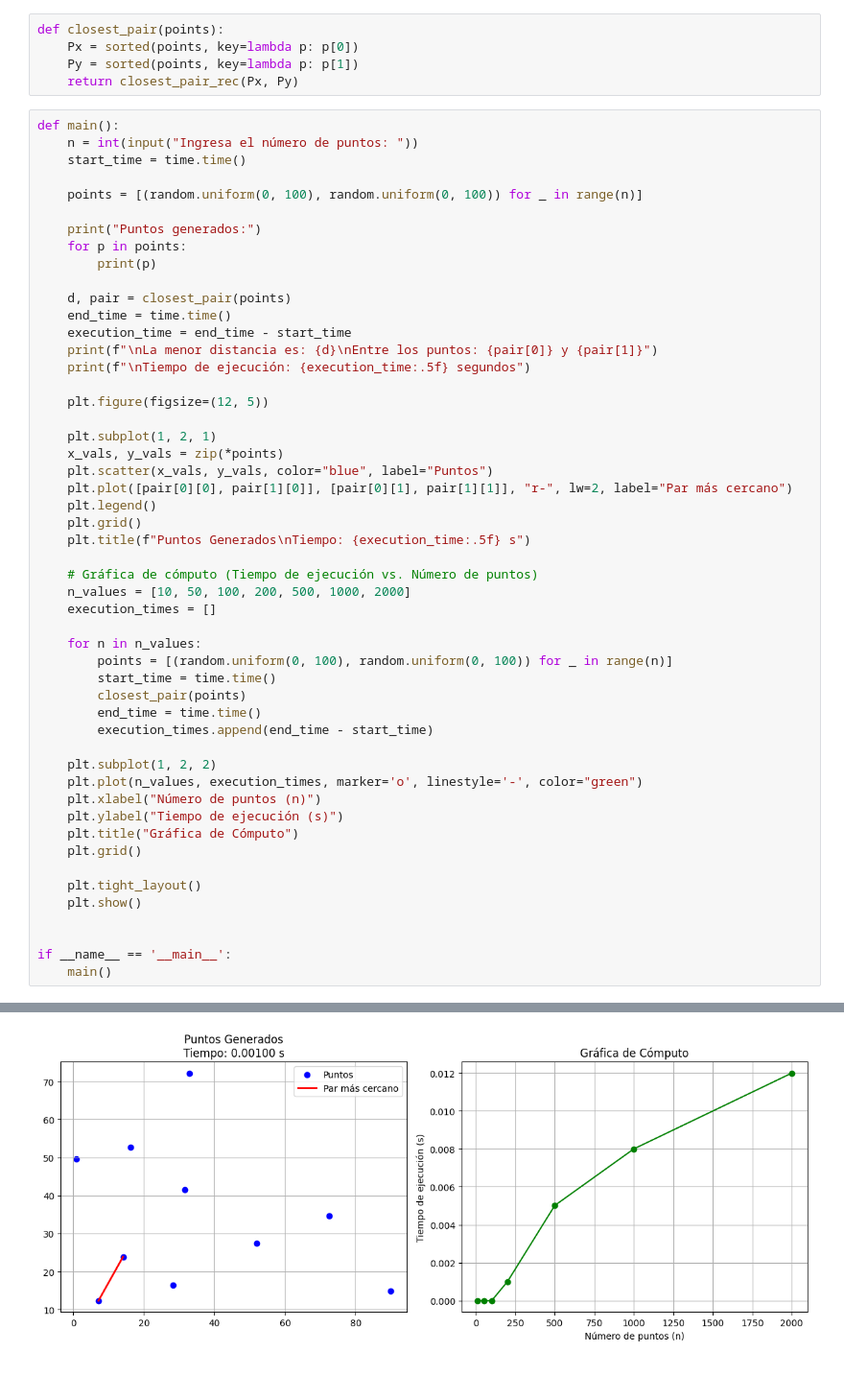
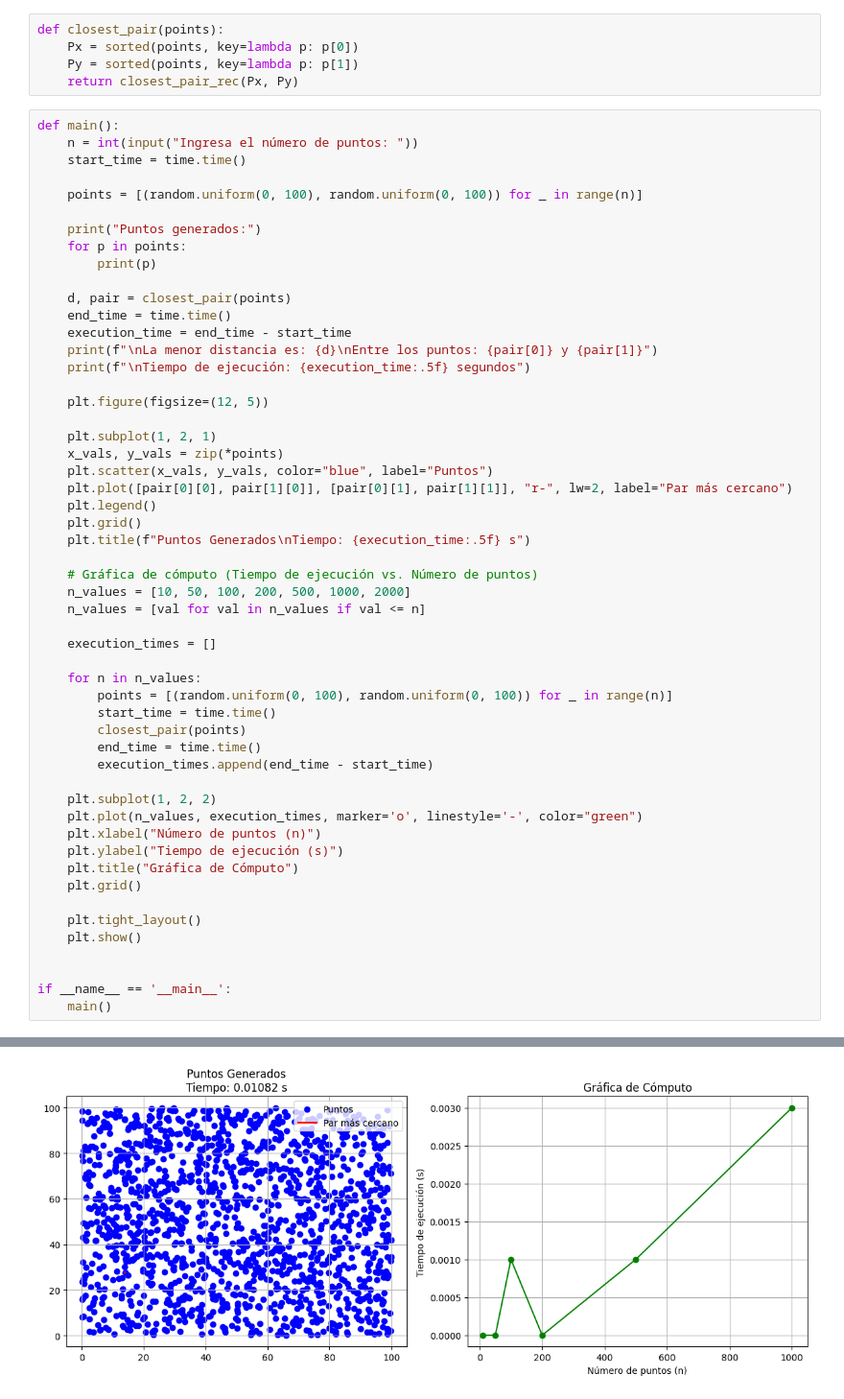
Before and after one commit to martinco444/Analisis_algoritmos, a Jupyter notebook: Segundo_corte/DistanciaMinima.ipynb, the cells around one changed output, grey strips where cells are left out. Shown at 96% size. Drawn from its saved outputs; the diff is of its cells as text.

```diff
--- a/Segundo_corte/DistanciaMinima.ipynb
+++ b/Segundo_corte/DistanciaMinima.ipynb
@@ -81,6 +81,8 @@ def main():
 
     # Gráfica de cómputo (Tiempo de ejecución vs. Número de puntos)
     n_values = [10, 50, 100, 200, 500, 1000, 2000]
+    n_values = [val for val in n_values if val <= n]
+
     execution_times = []
 
     for n in n_values:
@@ -123 +126 @@ Tiempo de ejecución: 0.00100 segundos
-[figure, old version]
+[figure, new version]
```
Also changed, not shown: parts of 1 cell of this notebook, 1 other file.
